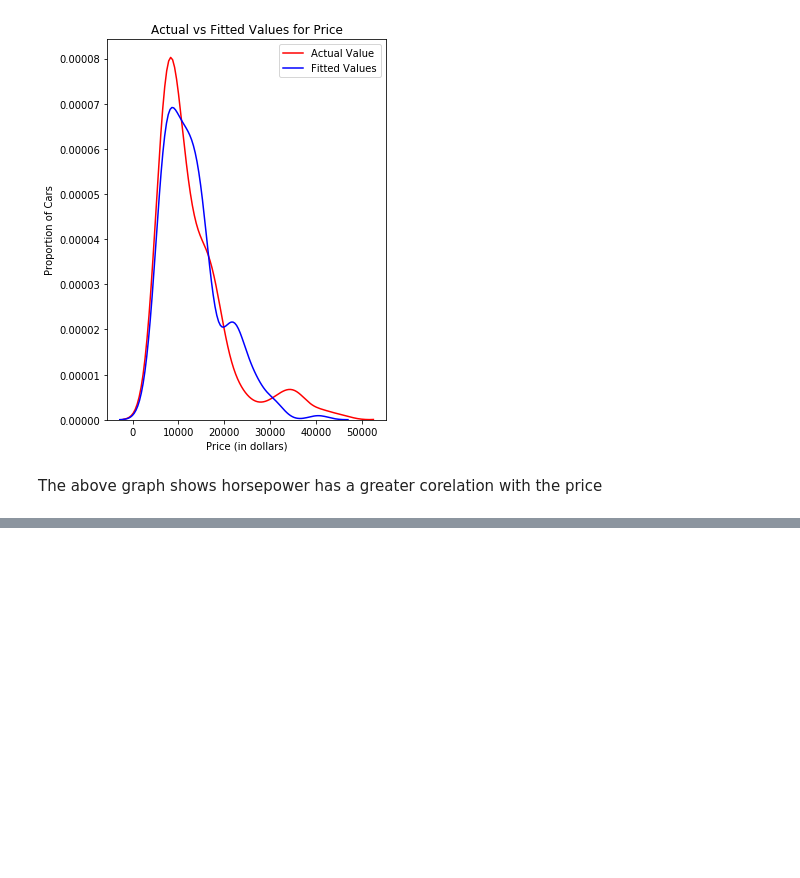
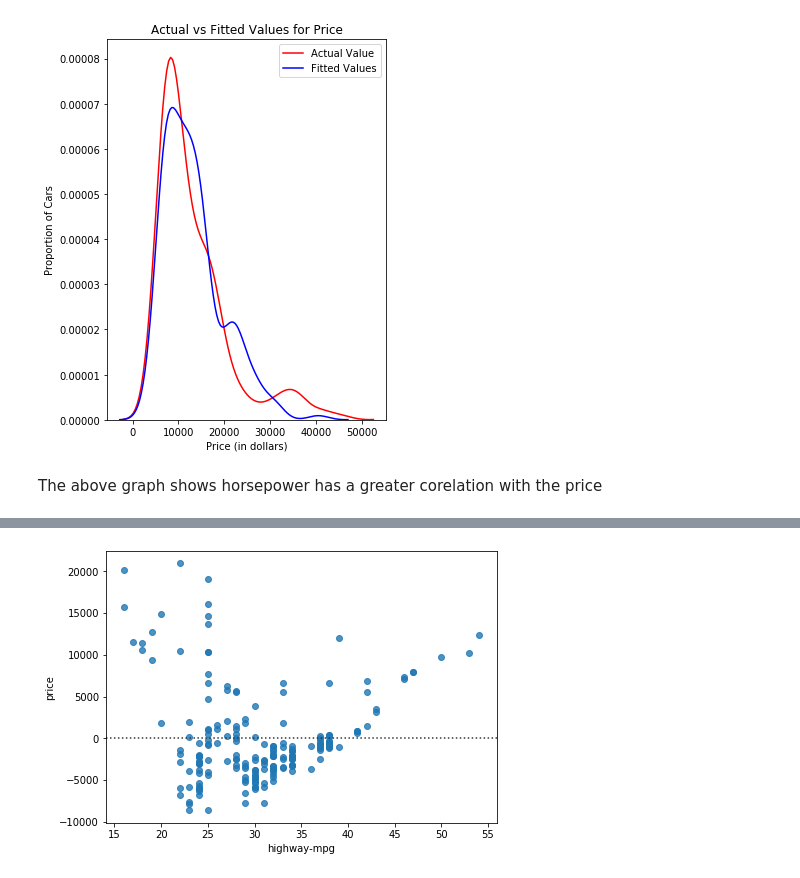
Before and after one commit to adityakumar529/Coursera_Capstone, a Jupyter notebook: Regression(Linear,multiple and Polynomial).ipynb, the cells around one changed output, grey strips where cells are left out. Cells and saved outputs as stored; diff of their text form; code cells hidden in the pictures; blank space fills up the shorter version.

```diff
--- a/Regression(Linear,multiple and Polynomial).ipynb
+++ b/Regression(Linear,multiple and Polynomial).ipynb
@@ -228,0 +253,6 @@ The above graph shows horsepower has a greater corelation with the price
+# %%
+plt.figure(figsize=(7, 5))
+sns.residplot(df['highway-mpg'], df['price'])
+plt.show()
+# %% [output]
+[figure, added]
```
Also changed, not shown: parts of 27 cells of this notebook.
